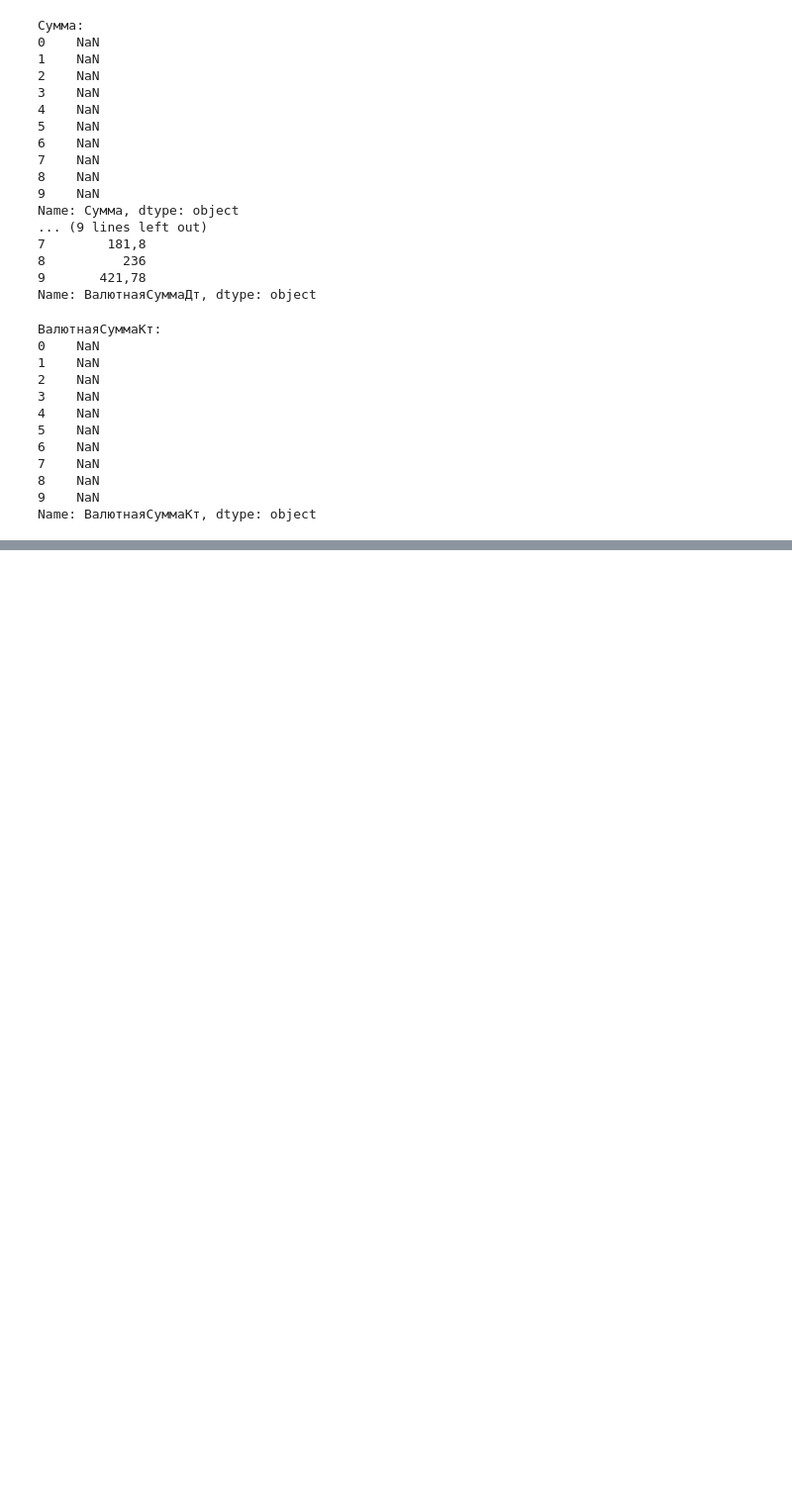
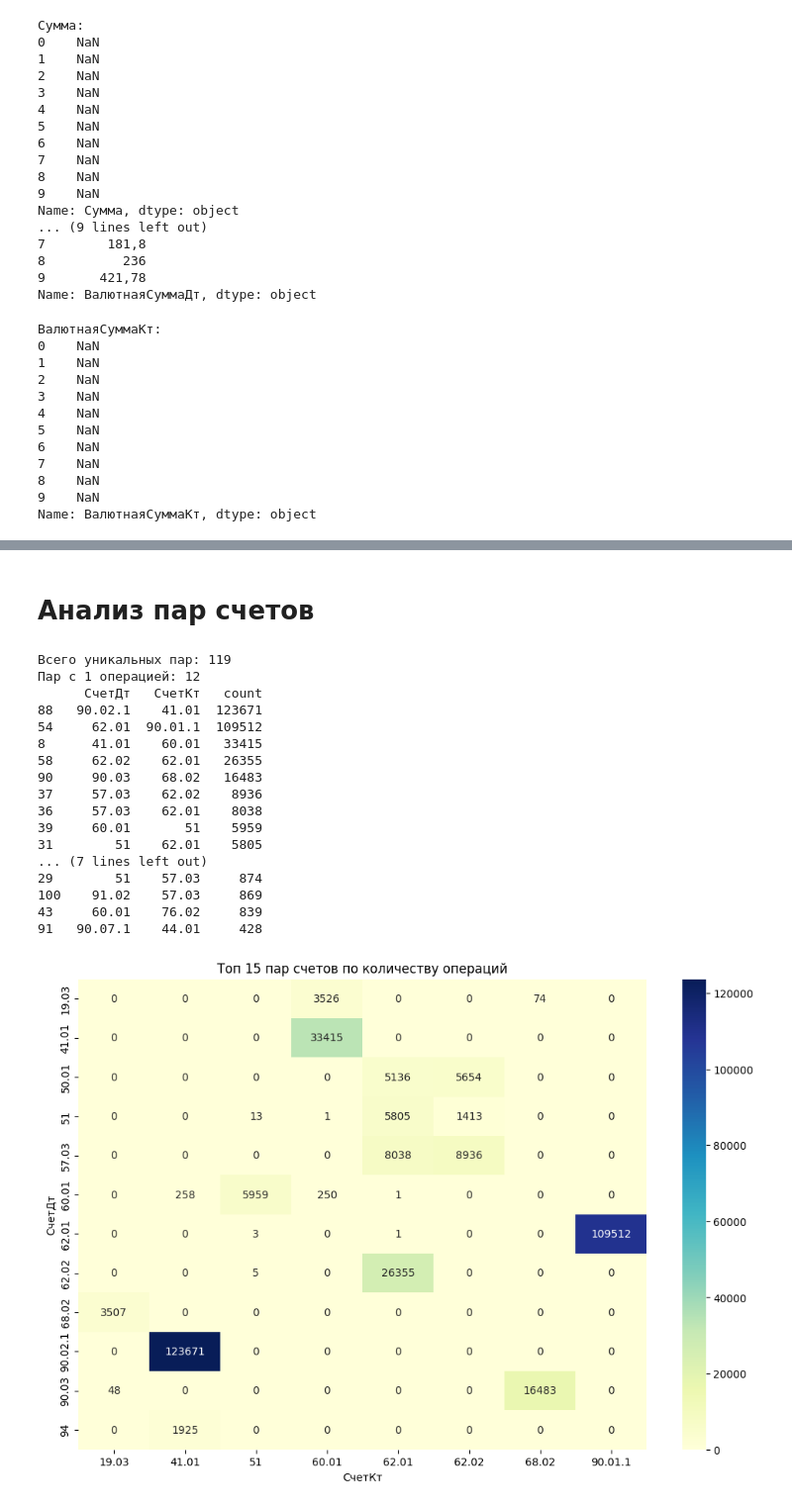
Before and after one commit to rodionpotapov/auditor, a Jupyter notebook: notebooks/01_eda.ipynb, the cells around one changed output, grey strips where cells are left out. Shown at 99% size. Cells and saved outputs as stored; diff of their text form; code cells hidden in the pictures; blank space fills up the shorter version.

```diff
--- a/notebooks/01_eda.ipynb
+++ b/notebooks/01_eda.ipynb
@@ -98,0 +245,47 @@ Name: ВалютнаяСуммаКт, dtype: object
+# %% [markdown]
+# Анализ пар счетов
+# %%
+pair_counts = data.groupby(["СчетДт", "СчетКт"]).size().reset_index(name="count")
+pair_counts_sorted = pair_counts.sort_values("count", ascending=False)
+
+print(f"Всего уникальных пар: {len(pair_counts)}")
+print(f"Пар с 1 операцией: {(pair_counts['count'] == 1).sum()}")
+print(pair_counts_sorted.head(20))
+
+
+top15 = pair_counts_sorted.head(15)
+accounts_dt = top15["СчетДт"].unique()
+accounts_kt = top15["СчетКт"].unique()
+
+pivot = (
+    data[data["СчетДт"].isin(accounts_dt) & data["СчетКт"].isin(accounts_kt)]
+    .groupby(["СчетДт", "СчетКт"])
+    .size()
+    .unstack(fill_value=0)
+)
+
+plt.figure(figsize=(12, 8))
+sns.heatmap(pivot, annot=True, fmt="d", cmap="YlGnBu")
+plt.title("Топ 15 пар счетов по количеству операций")
+plt.xlabel("СчетКт")
+plt.ylabel("СчетДт")
+plt.show()
+# %% [output]
+Всего уникальных пар: 119
+Пар с 1 операцией: 12
+      СчетДт   СчетКт   count
+88   90.02.1    41.01  123671
+54     62.01  90.01.1  109512
+8      41.01    60.01   33415
+58     62.02    62.01   26355
+90     90.03    68.02   16483
+37     57.03    62.02    8936
+36     57.03    62.01    8038
+39     60.01       51    5959
+31        51    62.01    5805
+... (7 lines left out)
+29        51    57.03     874
+100    91.02    57.03     869
+43     60.01    76.02     839
+91   90.07.1    44.01     428
+[figure, added]
```
Also changed, not shown: parts of 16 cells of this notebook.
